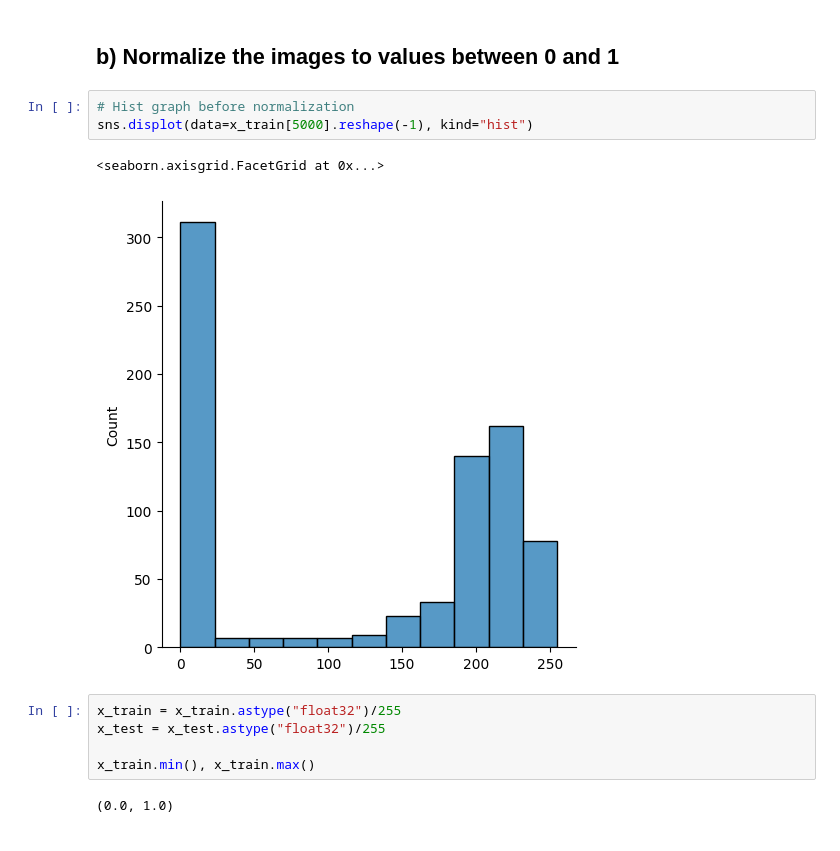
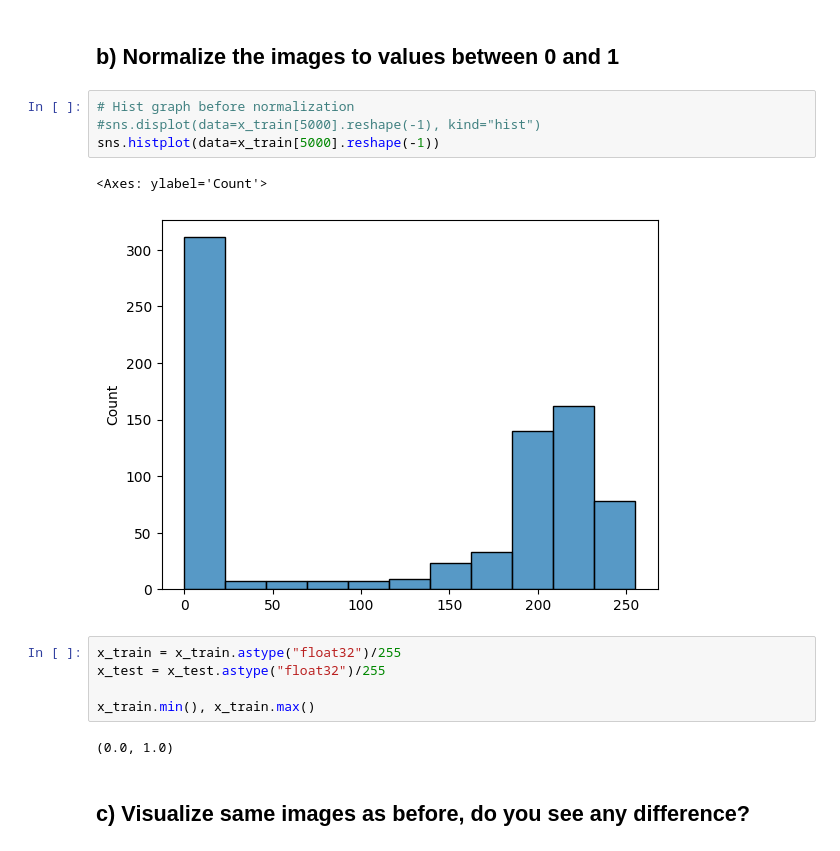
Before and after one commit to Zandri2k/Python-AI-Sandra-OPA23, a Jupyter notebook: exercises/5_MLP.ipynb, the cells around one changed output. Cells and saved outputs as stored; diff of their text form.

```diff
--- a/exercises/5_MLP.ipynb
+++ b/exercises/5_MLP.ipynb
@@ -44,10 +44,11 @@ for x in range(4):
 ##  b) Normalize the images to values between 0 and 1
 # %%
 # Hist graph before normalization
-sns.displot(data=x_train[5000].reshape(-1), kind="hist")
+#sns.displot(data=x_train[5000].reshape(-1), kind="hist")
+sns.histplot(data=x_train[5000].reshape(-1))
 # %% [output]
-<seaborn.axisgrid.FacetGrid at 0x...>
+<Axes: ylabel='Count'>
-[figure, old version]
+[figure, new version]
 # %%
 x_train = x_train.astype("float32")/255
 x_test = x_test.astype("float32")/255
@@ -55,3 +56,5 @@ x_test = x_test.astype("float32")/255
 x_train.min(), x_train.max()
 # %% [output]
 (0.0, 1.0)
+# %% [markdown]
+## c) Visualize same images as before, do you see any difference?
```
Also changed, not shown: parts of 2 cells of this notebook, 8 other files.
